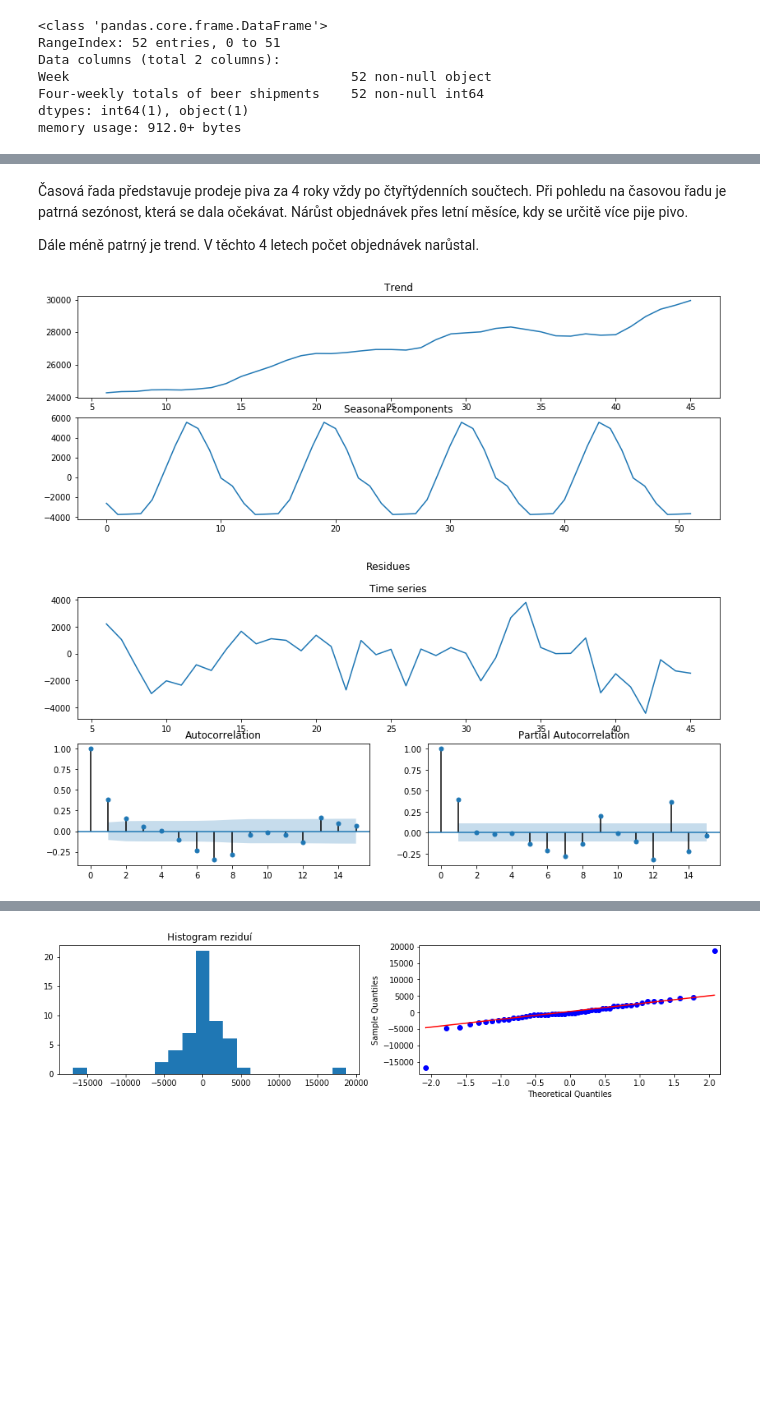
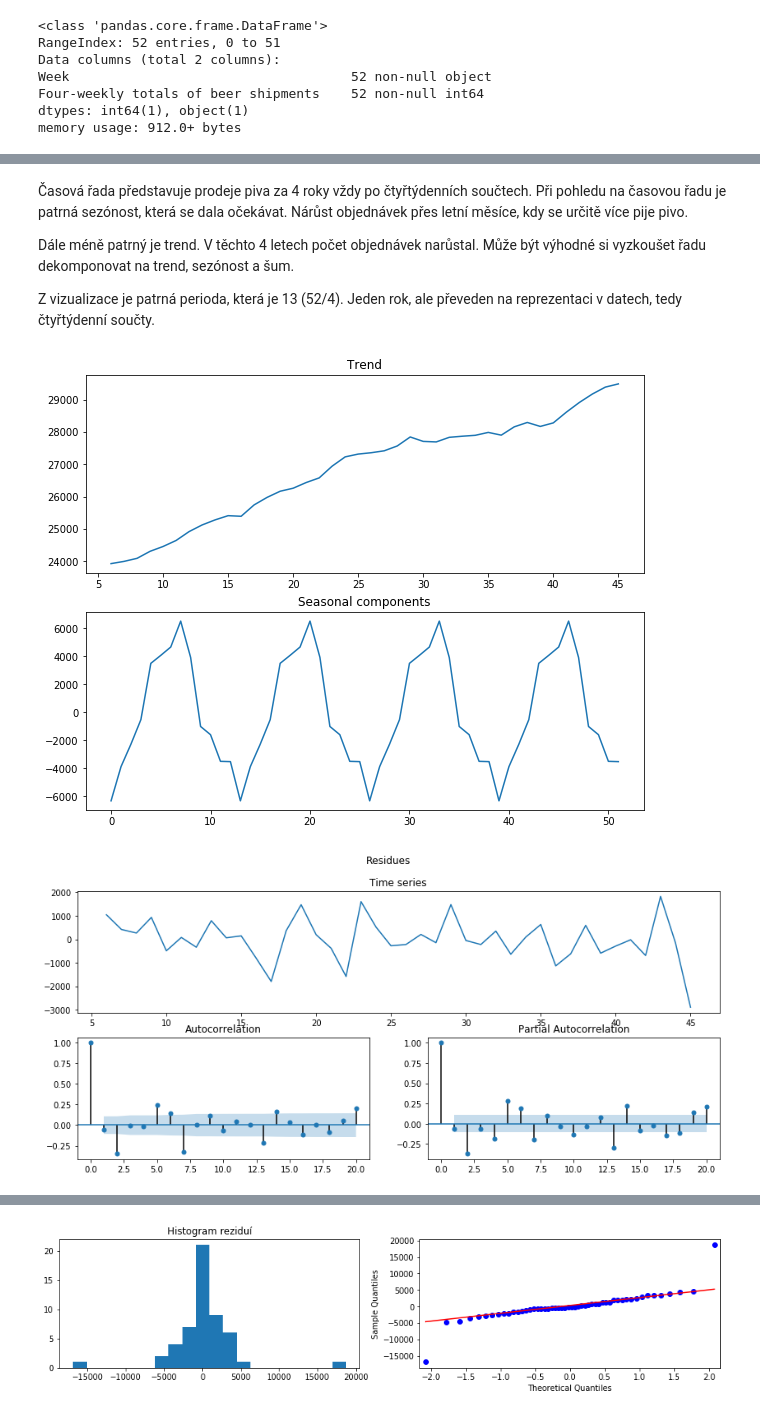
Before and after one commit to martilad/MI-SCR2018, a Jupyter notebook: exam/Beer shipments.ipynb, the cells around one changed output, grey strips where cells are left out. Drawn from its saved outputs; the diff is of its cells as text; code cells hidden in the pictures; blank space fills up the shorter version.

Commit message:
write sarimax model and decomposition

```diff
--- a/exam/Beer shipments.ipynb
+++ b/exam/Beer shipments.ipynb
@@ -44,18 +44,21 @@ Při pohledu na časovou řadu je patrná sezónost, která se dala očekávat.
 Nárůst objednávek přes letní měsíce, kdy se určitě více pije pivo.
 
 Dále méně patrný je trend. V těchto 4 letech počet objednávek narůstal.
+Může být výhodné si vyzkoušet řadu dekomponovat na trend, sezónost a šum.
+
+Z vizualizace je patrná perioda, která je 13 (52/4). Jeden rok, ale převeden na reprezentaci v datech, tedy čtyřtýdenní součty.
 # %%
-result = seasonal_decompose(df['Four-weekly totals of beer shipments'], freq=12, model='aditive')
-plt.figure(figsize=(14,5))
+result = seasonal_decompose(df['Four-weekly totals of beer shipments'], freq=13, model='aditive')
+plt.figure(figsize=(10,8))
 plt.subplot(2,1,1)
 plt.plot(result.trend)
 plt.title("Trend")
 plt.subplot(2,1,2)
 plt.plot(result.seasonal)
 plt.title("Seasonal components")
 tsplot(result.resid.dropna())
 plt.suptitle("Residues")
 plt.show()
 # %% [output]
-[figure, old version]
+[figure, new version]
-[figure, old version]
+[figure, new version]
```
Also changed, not shown: parts of 8 cells of this notebook.
